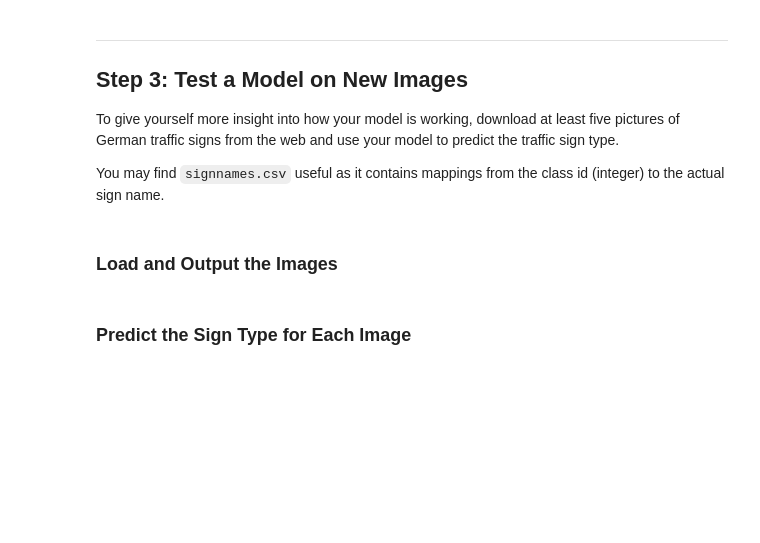
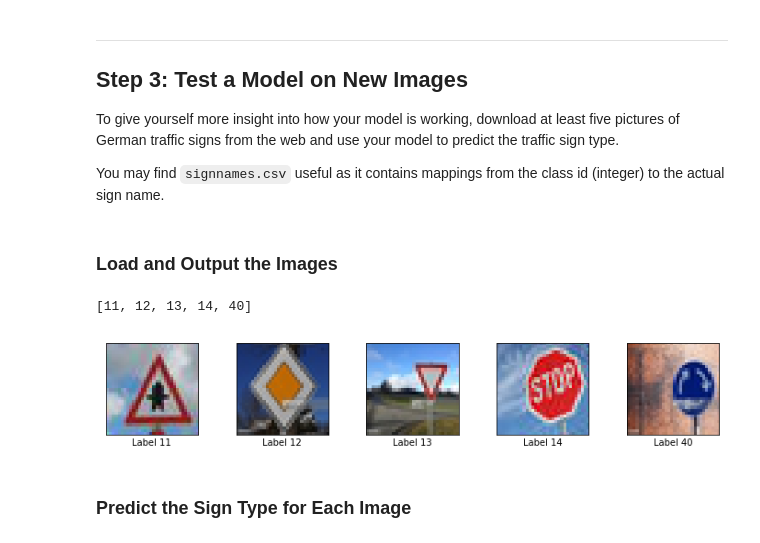
Before and after one commit to AlexSchizoid/CarND-Traffic-Sign-Classifier-Project, a Jupyter notebook: Traffic_Sign_Classifier.ipynb, the cells around one changed output. Saved outputs shown, nothing was run; the diff lists cells and outputs as text; code cells hidden in the pictures; blank space fills up the shorter version.

```diff
--- a/Traffic_Sign_Classifier.ipynb
+++ b/Traffic_Sign_Classifier.ipynb
@@ -656,3 +763,55 @@ You may find `signnames.csv` useful as it contains mappings from the class id (i
+# %%
+### Load the images and plot them here.
+### Feel free to use as many code cells as needed.
+import os
+import matplotlib.image as mpimg
+
+
+img_folder = './data/'
+
+img_names = []
+img_names.append('./data/1.jpg')
+img_names.append('./data/2.jpg')
+img_names.append('./data/3.jpg')
+img_names.append('./data/4.jpg')
+img_names.append('./data/5.jpg')
+
+img_values = []
+img_values.append(11) # Right-of-way at the next intersection
+img_values.append(12)    #Priority Road
+img_values.append(13)  #Yield
+img_values.append(14)   #Stop
+img_values.append(40)   #Roundabout
+
+print(img_values)
+
+images = []
+
+for image_name in img_names:
+
+    image = mpimg.imread(image_name)
+    images.append(image)
+
+no_of_signs = 5
+no_of_cols = 5
+
+
+fig, axes = plt.subplots(int(np.ceil(no_of_signs/no_of_cols)), no_of_cols, figsize=(10,10))
+fig.tight_layout()
+
+for i, axis in enumerate(axes.flat):
+    if i<no_of_signs:
+        axis.imshow(images[i])
+        xlabel = "Label {0}".format(img_values[i])
+        axis.set_xlabel(xlabel)
+    axis.set_xticks([])
+    axis.set_yticks([])
+
+
+plt.show()
+# %% [output]
+[11, 12, 13, 14, 40]
+[figure, added]
 # %% [markdown]
 ### Predict the Sign Type for Each Image
 # %%
```
Also changed, not shown: parts of 25 cells of this notebook, 3 other files.
